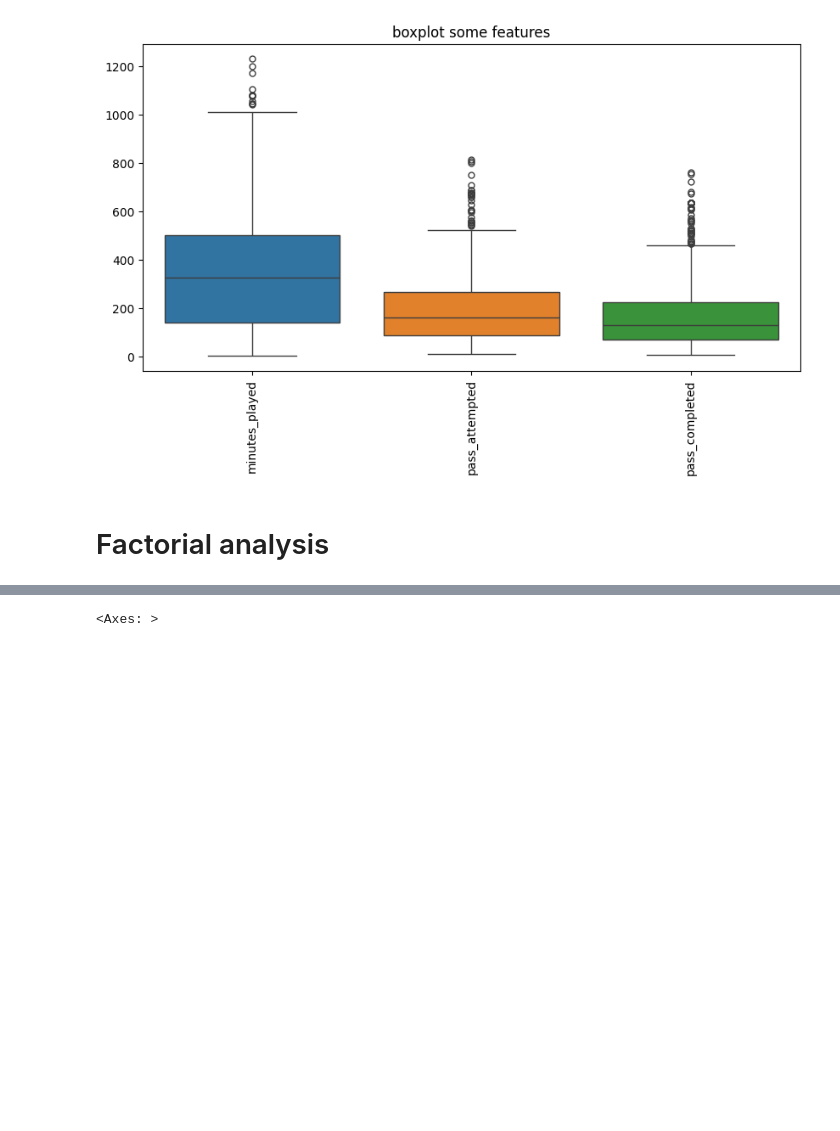
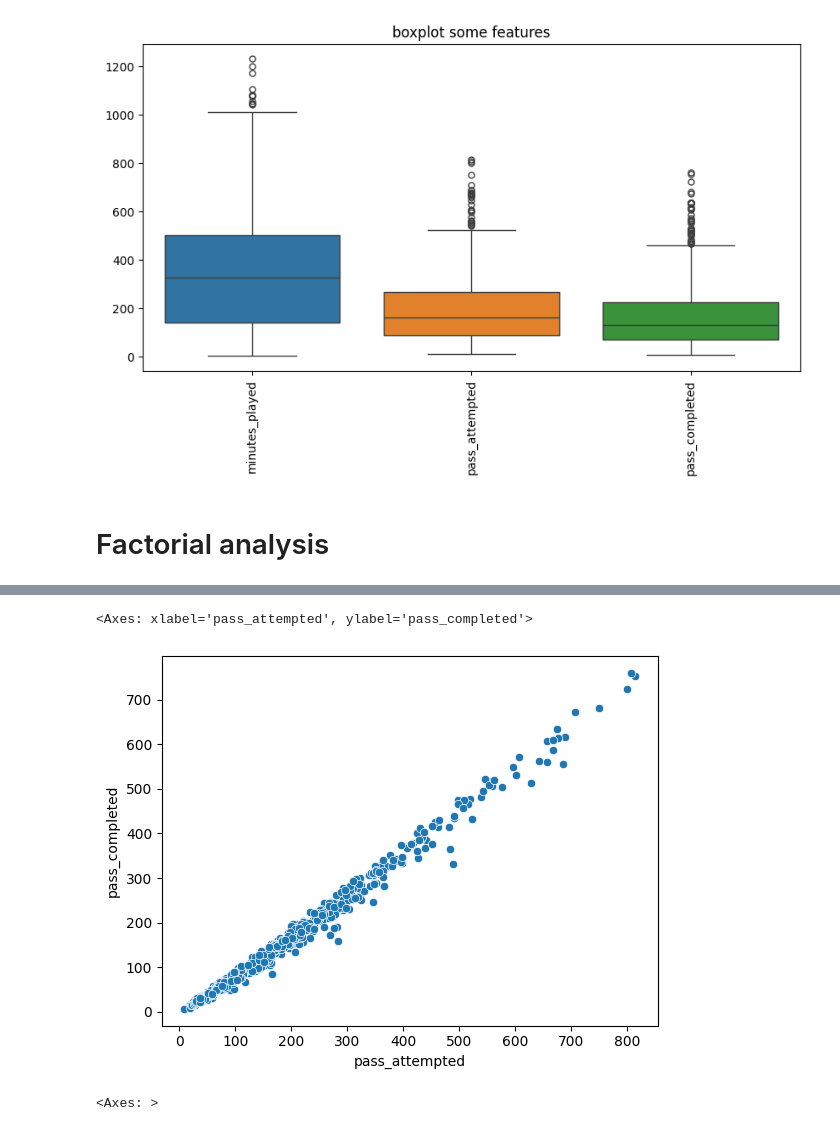
Before and after one commit to elouanzer/challenge1, a Jupyter notebook: champions league.ipynb, the cells around one changed output, grey strips where cells are left out. Saved outputs shown, nothing was run; the diff lists cells and outputs as text; code cells hidden in the pictures; blank space fills up the shorter version.

```diff
--- a/champions league.ipynb
+++ b/champions league.ipynb
@@ -133,3 +133,8 @@ for dataframe in dataframes:
+# %%
+sns.scatterplot(df, x='pass_attempted', y='pass_completed')
+# %% [output]
+<Axes: xlabel='pass_attempted', ylabel='pass_completed'>
+[figure, added]
 # %%
 corr = df.select_dtypes(exclude='object').fillna(value=0).corr()
 plt.figure(figsize=((10,10)))
```
Also changed, not shown: parts of 8 cells of this notebook.
